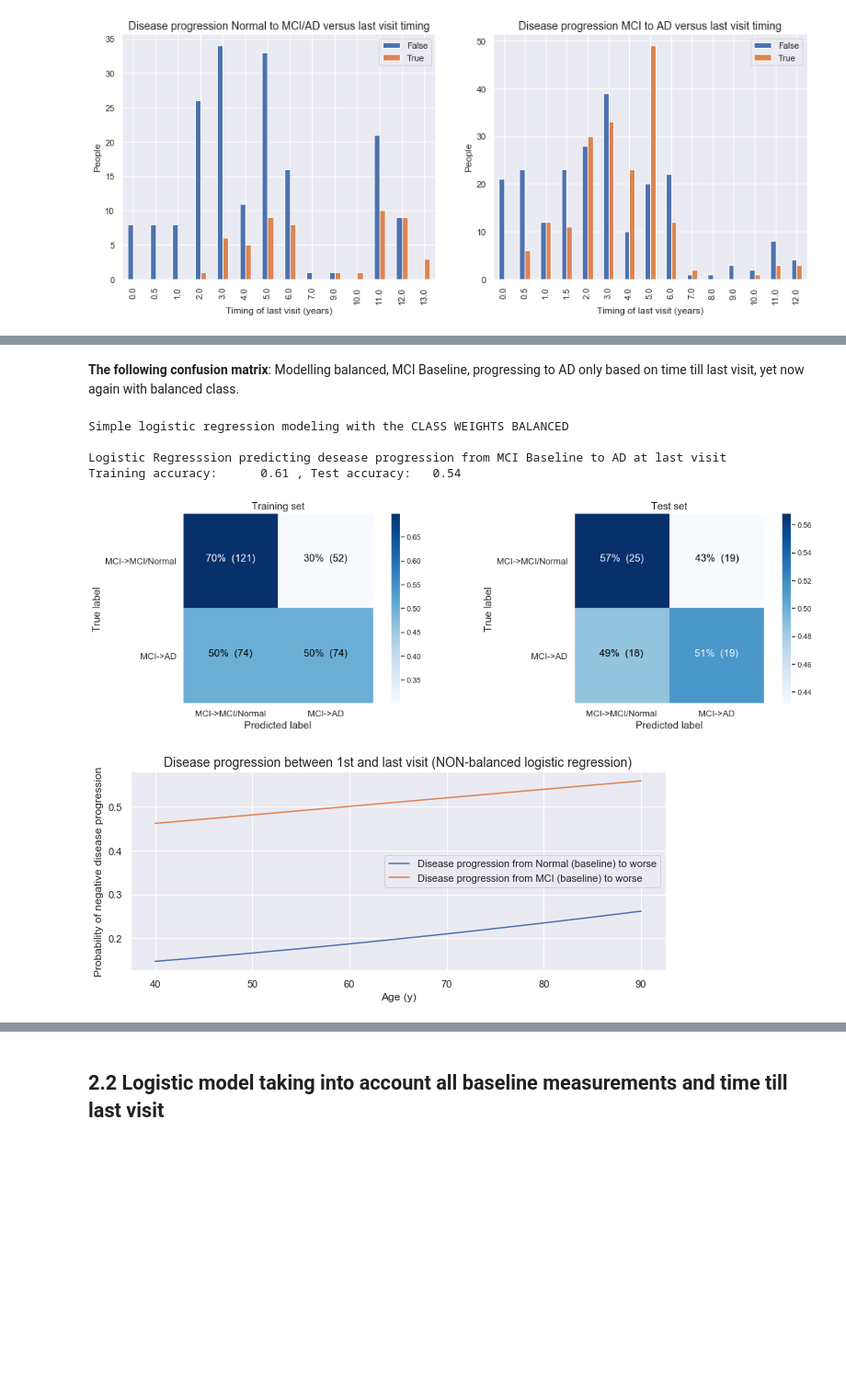
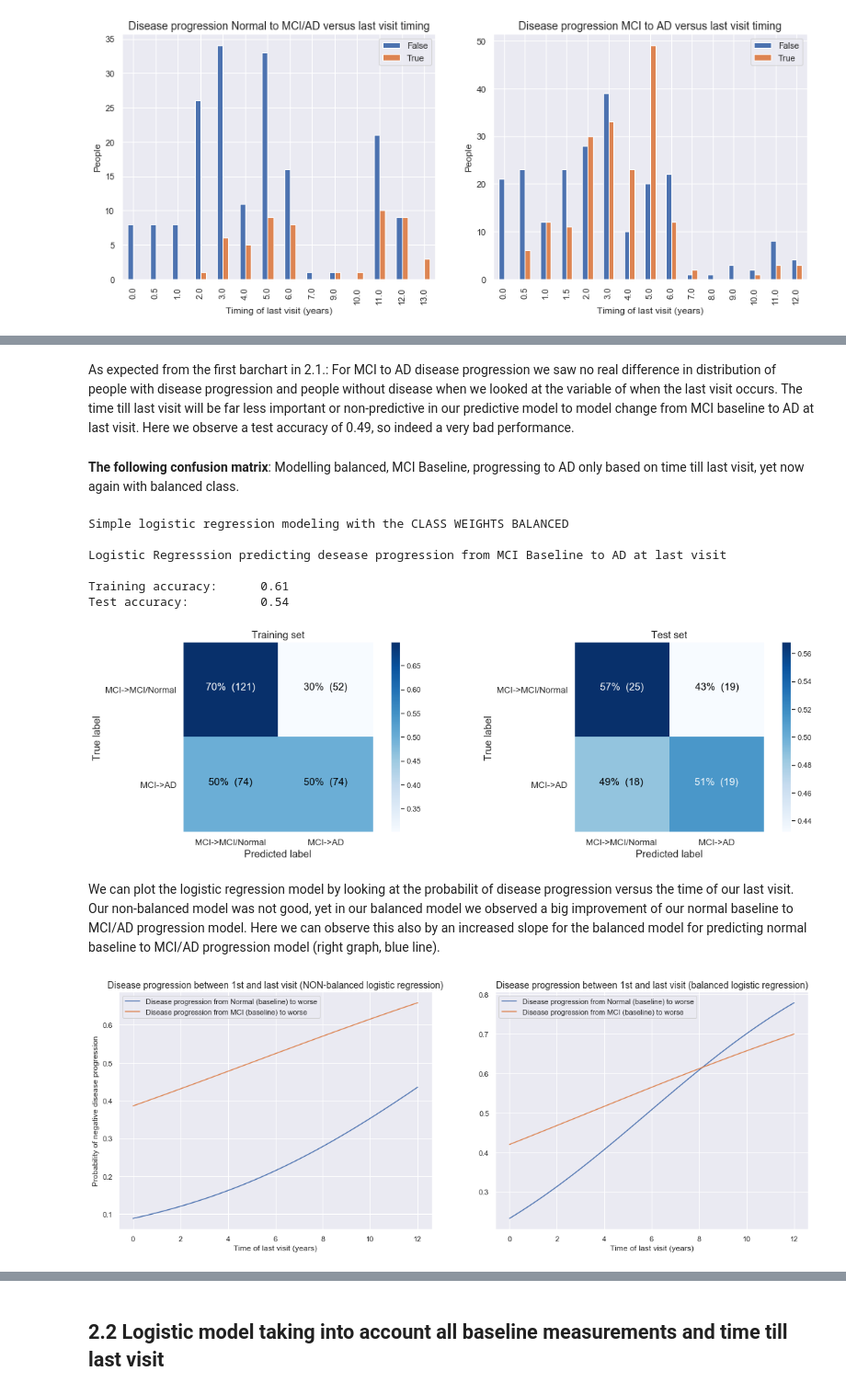
Before and after one commit to AC209a-AlzheimersProject/alzheimers-project, a Jupyter notebook: notebooks/model_longitudinal.ipynb, the cells around one changed output, grey strips where cells are left out. Shown at 92% size. Saved outputs shown, nothing was run; the diff lists cells and outputs as text; code cells hidden in the pictures; blank space fills up the shorter version.

```diff
--- a/notebooks/model_longitudinal.ipynb
+++ b/notebooks/model_longitudinal.ipynb
@@ -367,11 +381,13 @@ Training accuracy:      0.58 , Test accuracy:   0.49
 [figure]
+# %% [markdown]
+As expected from the first barchart in 2.1.: For MCI to AD disease progression we saw no real difference in distribution of people with disease progression and people without disease when we looked at the variable of when the last visit occurs. The time till last visit will be far less important or non-predictive in our predictive model to model change from MCI baseline to AD at last visit. Here we observe a test accuracy of 0.49, so indeed a very bad performance.
 # %% [markdown]
 **The following confusion matrix**: Modelling balanced, MCI Baseline, progressing to AD only based on time till last visit, yet now again with balanced class.
 # %%
 print('\nSimple logistic regression modeling with the CLASS WEIGHTS BALANCED')
 baseline_logreg_2 = LogisticRegression(solver='liblinear', class_weight='balanced').fit(X_train2['M'].values.reshape(-1,1), y_train2)
 print('\nLogistic Regresssion predicting desease progression from MCI Baseline to AD at last visit')
-print('Training accuracy: \t{:.2f} , Test accuracy: \t{:.2f}\n'.format(baseline_logreg_2.score(X_train2['M'].values.reshape(-1,1), y_train2), baseline_logreg_2.score(X_test2['M'].values.reshape(-1,1), y_test2)))
+print('\nTraining accuracy: \t{:.2f} \nTest accuracy: \t\t{:.2f}\n'.format(baseline_logreg_2.score(X_train2['M'].values.reshape(-1,1), y_train2), baseline_logreg_2.score(X_test2['M'].values.reshape(-1,1), y_test2)))
 fig, ax = plt.subplots(nrows=1, ncols=2, figsize=(16.5,5))
 ax1, ax2 = ax.ravel()
 cnf_matrix_tr2 = confusion_matrix(y_train2 , baseline_logreg_2.predict(X_train2['M'].values.reshape(-1,1)))
@@ -383,24 +399,43 @@ fig.tight_layout()
 Simple logistic regression modeling with the CLASS WEIGHTS BALANCED
 
 Logistic Regresssion predicting desease progression from MCI Baseline to AD at last visit
-Training accuracy:      0.61 , Test accuracy:   0.54
+
+Training accuracy:      0.61
+Test accuracy:          0.54
 [figure]
+# %% [markdown]
+We can plot the logistic regression model by looking at the probabilit of disease progression versus the time of our last visit. Our non-balanced model was not good, yet in our balanced model we observed a big improvement of our normal baseline to MCI/AD progression model. Here we can observe this also by an increased slope for the balanced model for predicting normal baseline to MCI/AD progression model (right graph, blue line).
 # %%
 # Plotting regression line of non balanced logistic regression versus age
 baseline_logreg_1 = LogisticRegression(solver='liblinear').fit(X_train1['M'].values.reshape(-1,1), y_train1)
 baseline_logreg_2 = LogisticRegression(solver='liblinear').fit(X_train2['M'].values.reshape(-1,1), y_train2)
 
-age= np.linspace(start=40, stop=90, num=50)
-pred1= baseline_logreg_1.predict_proba(age.reshape(-1,1))[:,1]
-pred2= baseline_logreg_2.predict_proba(age.reshape(-1,1))[:,1]
+Months= np.linspace(start=0, stop=12*12, num=50)
+pred1= baseline_logreg_1.predict_proba(Months.reshape(-1,1))[:,1]
+pred2= baseline_logreg_2.predict_proba(Months.reshape(-1,1))[:,1]
 
-plt.figure(figsize=(9,4))
-plt.plot(age, pred1, label='Disease progression from Normal (baseline) to worse')
-plt.plot(age, pred2, label='Disease progression from MCI (baseline) to worse')
-plt.legend()
-plt.title('Disease progression between 1st and last visit (NON-balanced logistic regression)')
-plt.xlabel('Age (y)')
-plt.ylabel('Probability of negative disease progression');
+fig, ax = plt.subplots(1,2, figsize=(16,6))
+ax[0].plot(Months/12, pred1, label='Disease progression from Normal (baseline) to worse')
+ax[0].plot(Months/12, pred2, label='Disease progression from MCI (baseline) to worse')
+ax[0].legend()
+ax[0].set_title('Disease progression between 1st and last visit (NON-balanced logistic regression)')
+ax[0].set_xlabel('Time of last visit (years)')
+ax[0].set_ylabel('Probability of negative disease progression');
+
+# Plotting regression line of non balanced logistic regression versus age
+baseline_logreg_1 = LogisticRegression(solver='liblinear', class_weight='balanced').fit(X_train1['M'].values.reshape(-1,1), y_train1)
+baseline_logreg_2 = LogisticRegression(solver='liblinear', class_weight='balanced').fit(X_train2['M'].values.reshape(-1,1), y_train2)
+
+Months= np.linspace(start=0, stop=12*12, num=50)
+pred1= baseline_logreg_1.predict_proba(Months.reshape(-1,1))[:,1]
+pred2= baseline_logreg_2.predict_proba(Months.reshape(-1,1))[:,1]
+
+ax[1].plot(Months/12, pred1, label='Disease progression from Normal (baseline) to worse')
+ax[1].plot(Months/12, pred2, label='Disease progression from MCI (baseline) to worse')
+ax[1].legend()
+ax[1].set_title('Disease progression between 1st and last visit (balanced logistic regression)')
+ax[1].set_xlabel('Time of last visit (years)')
+ax[1].set_label('Probability of negative disease progression');
 plt.tight_layout()
 # %% [output]
-[figure, old version]
+[figure, new version]
```
Also changed, not shown: parts of 192 cells of this notebook, 21 other files.
